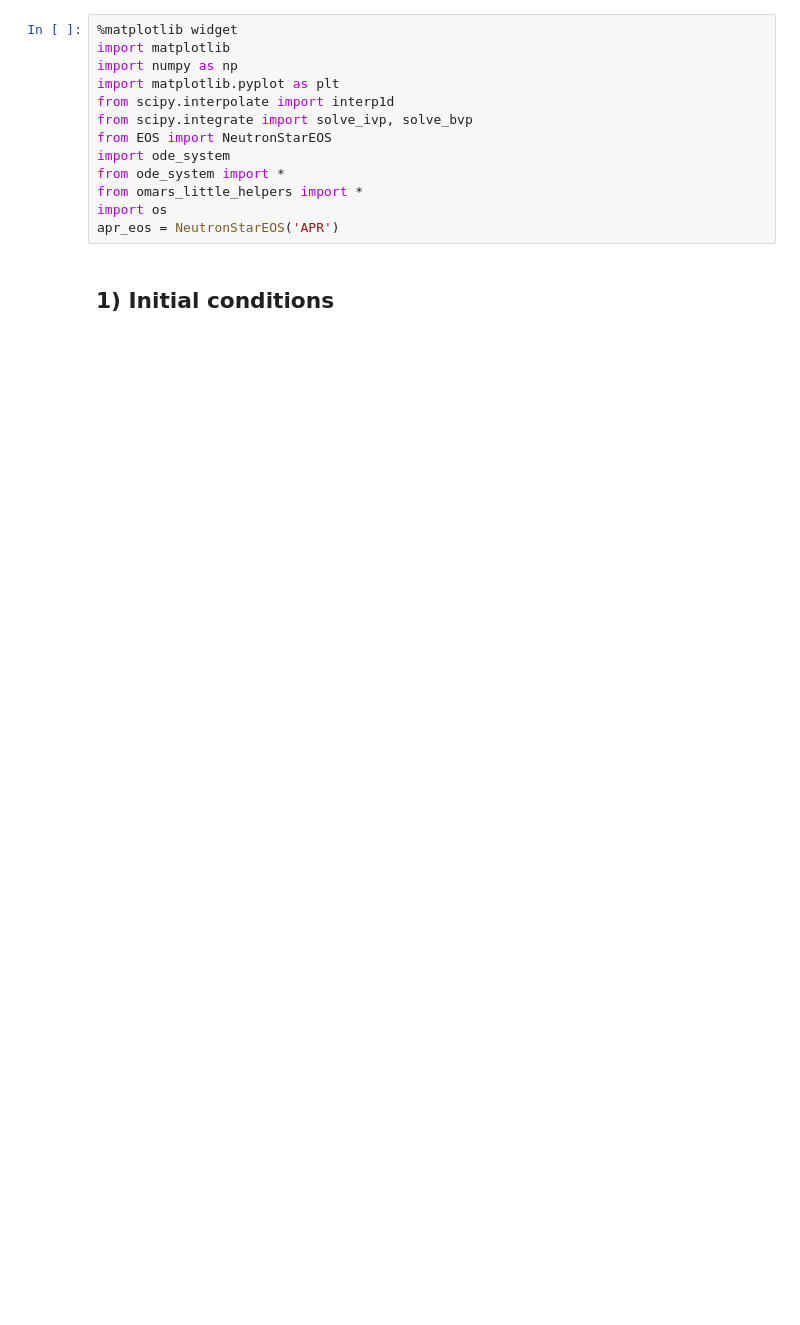
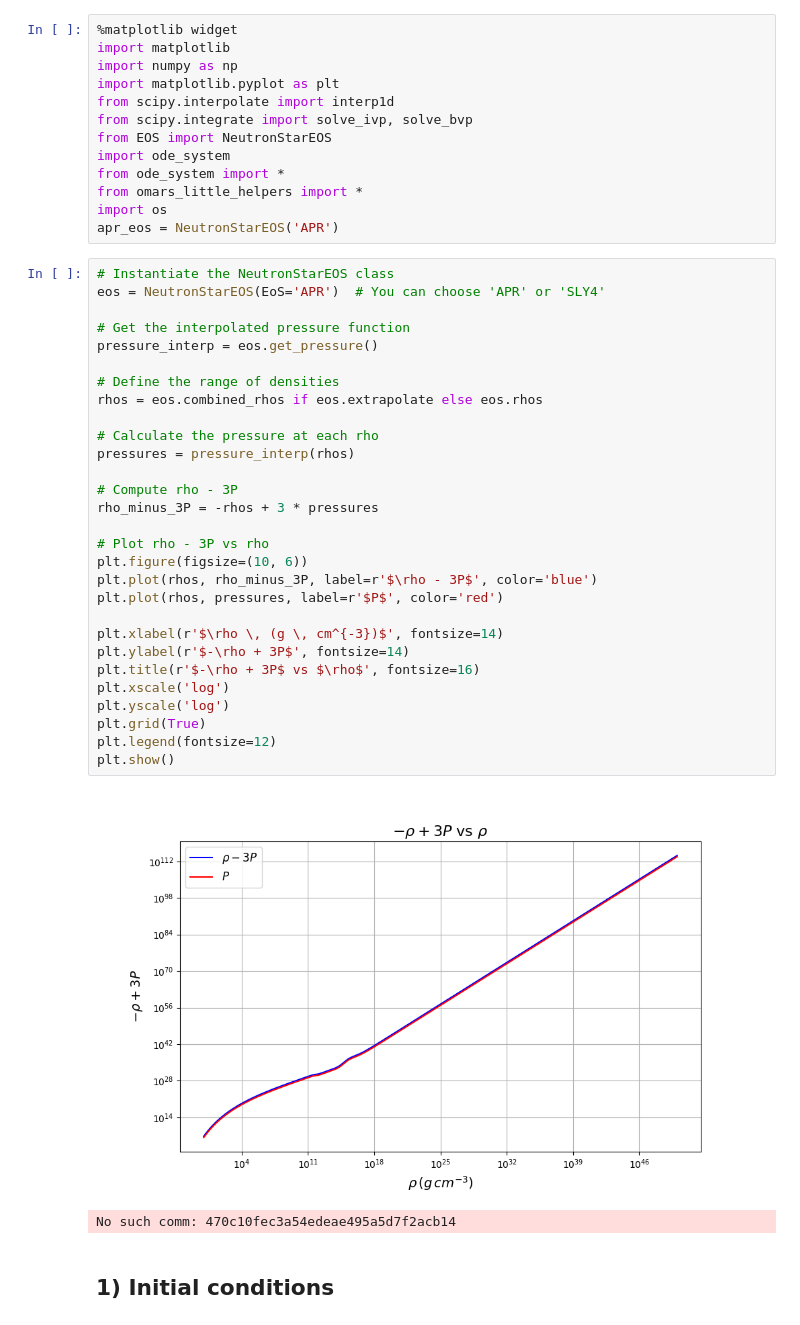
Before and after one commit to omarxz/pyTOVsolver, a Jupyter notebook: solver_full_test.ipynb, the cells around one changed output. Drawn from its saved outputs; the diff is of its cells as text; blank space fills up the shorter version.

```diff
--- a/solver_full_test.ipynb
+++ b/solver_full_test.ipynb
@@ -11,6 +11,38 @@ from ode_system import *
 from omars_little_helpers import *
 import os
 apr_eos = NeutronStarEOS('APR')
+# %%
+# Instantiate the NeutronStarEOS class
+eos = NeutronStarEOS(EoS='APR')  # You can choose 'APR' or 'SLY4'
+
+# Get the interpolated pressure function
+pressure_interp = eos.get_pressure()
+
+# Define the range of densities
+rhos = eos.combined_rhos if eos.extrapolate else eos.rhos
+
+# Calculate the pressure at each rho
+pressures = pressure_interp(rhos)
+
+# Compute rho - 3P
+rho_minus_3P = -rhos + 3 * pressures
+
+# Plot rho - 3P vs rho
+plt.figure(figsize=(10, 6))
+plt.plot(rhos, rho_minus_3P, label=r'$\rho - 3P$', color='blue')
+plt.plot(rhos, pressures, label=r'$P$', color='red')
+
+plt.xlabel(r'$\rho \, (g \, cm^{-3})$', fontsize=14)
+plt.ylabel(r'$-\rho + 3P$', fontsize=14)
+plt.title(r'$-\rho + 3P$ vs $\rho$', fontsize=16)
+plt.xscale('log')
+plt.yscale('log')
+plt.grid(True)
+plt.legend(fontsize=12)
+plt.show()
+# %% [output]
+[figure, added]
+No such comm: 470c10fec3a54edeae495a5d7f2acb14
 # %% [markdown]
 ## 1) Initial conditions
 # %%
```
Also changed, not shown: parts of 6 cells of this notebook, 6 other files.
